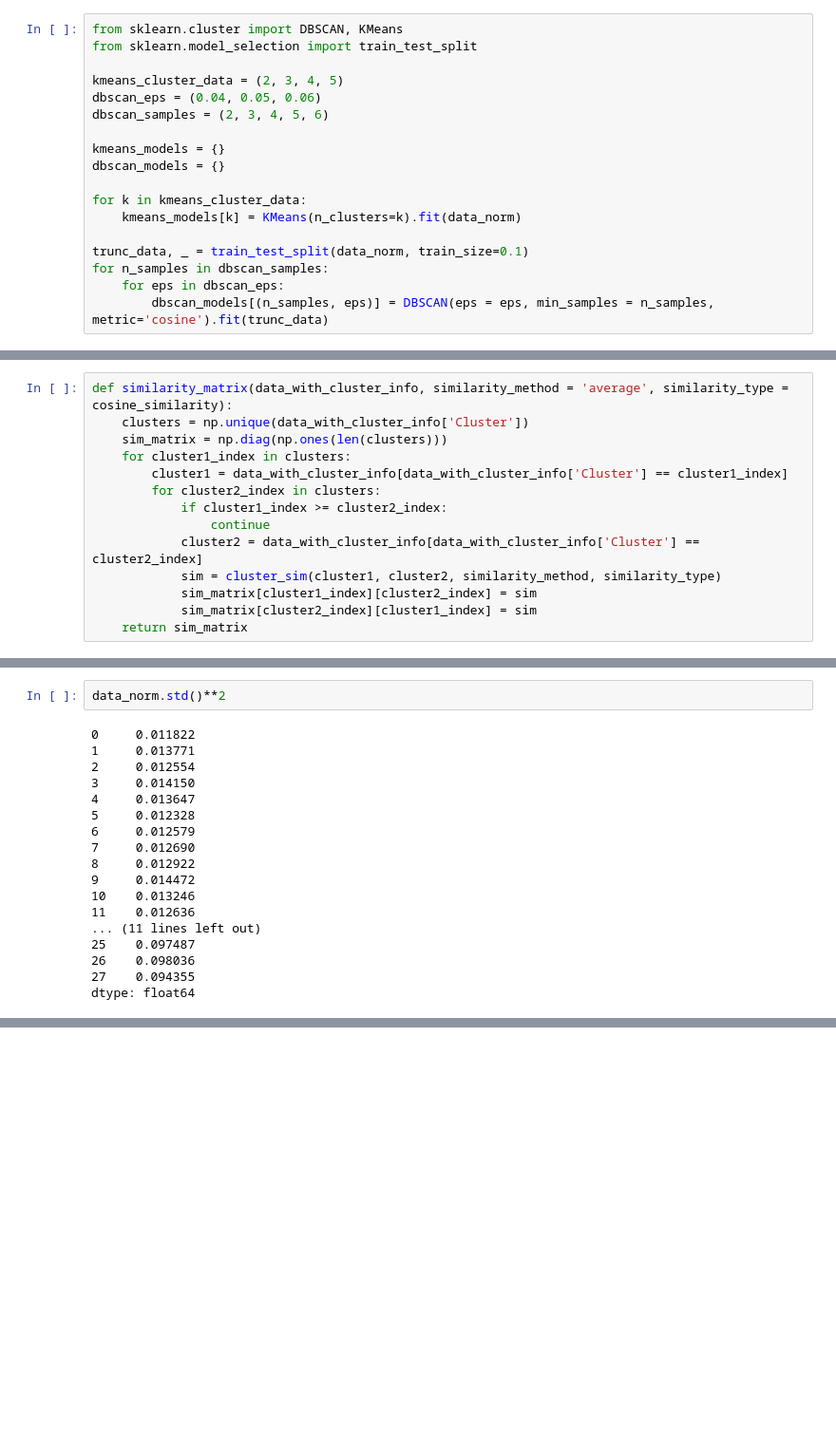
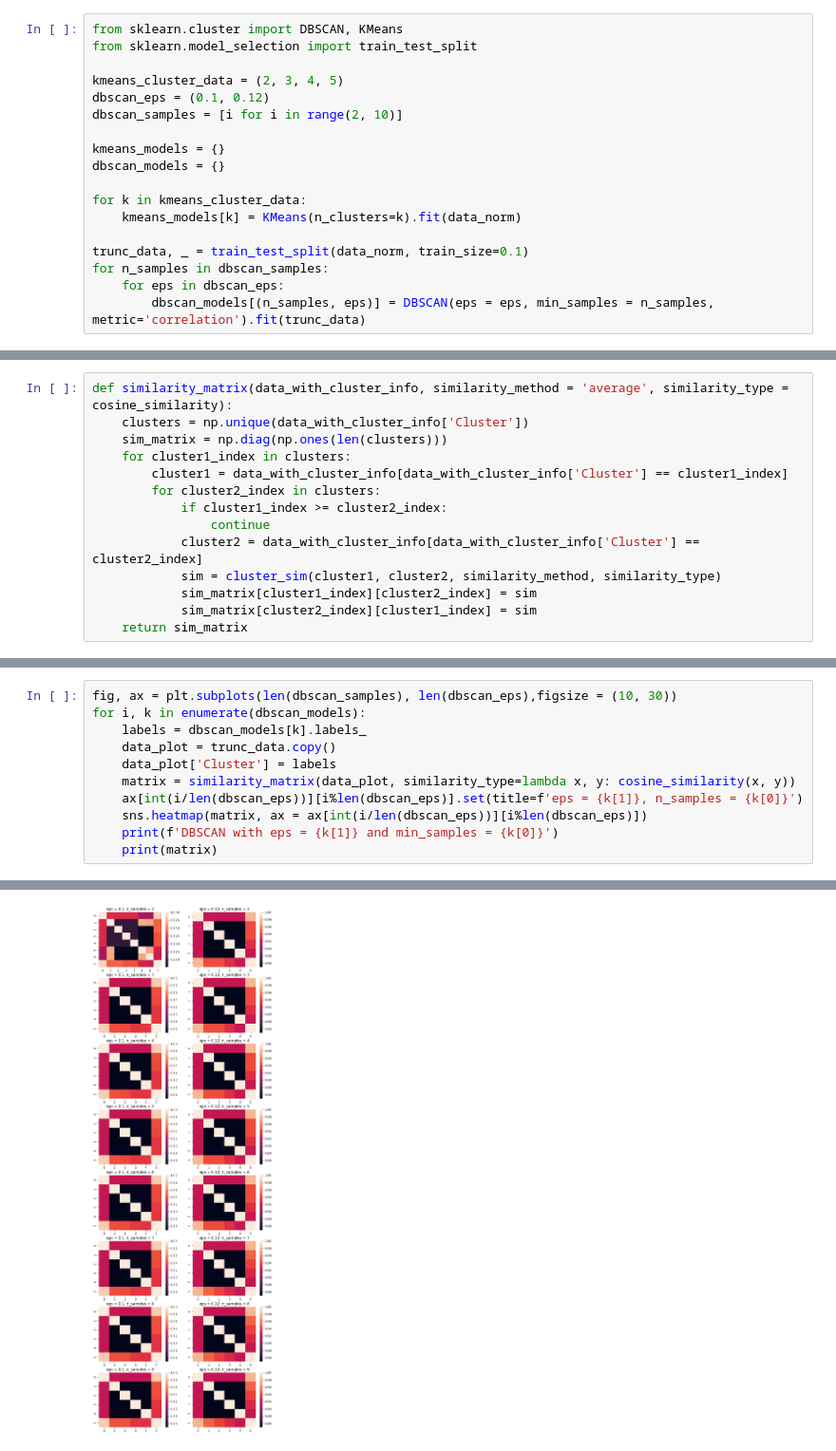
Before and after one commit to ekohachi22/DataMining3, a Jupyter notebook: main.ipynb, the cells around one changed output, grey strips where cells are left out. Shown at 95% size. Saved outputs shown, nothing was run; the diff lists cells and outputs as text; blank space fills up the shorter version.

```diff
--- a/main.ipynb
+++ b/main.ipynb
@@ -143,8 +142,8 @@ from sklearn.cluster import DBSCAN, KMeans
 from sklearn.model_selection import train_test_split
 
 kmeans_cluster_data = (2, 3, 4, 5)
-dbscan_eps = (0.04, 0.05, 0.06)
-dbscan_samples = (2, 3, 4, 5, 6)
+dbscan_eps = (0.1, 0.12)
+dbscan_samples = [i for i in range(2, 10)]
 
 kmeans_models = {}
 dbscan_models = {}
@@ -155,7 +154,7 @@ for k in kmeans_cluster_data:
 trunc_data, _ = train_test_split(data_norm, train_size=0.1)
 for n_samples in dbscan_samples:
     for eps in dbscan_eps:
-        dbscan_models[(n_samples, eps)] = DBSCAN(eps = eps, min_samples = n_samples, metric='cosine').fit(trunc_data)
+        dbscan_models[(n_samples, eps)] = DBSCAN(eps = eps, min_samples = n_samples, metric='correlation').fit(trunc_data)
 # %% [markdown]
 ## Model visualisation
 # %%
@@ -204,20 +224,12 @@ sns.heatmap(matrix)
-# %%
-data_norm.std()**2
-# %% [output]
-0     0.011822
-1     0.013771
-2     0.012554
-3     0.014150
-4     0.013647
-5     0.012328
-6     0.012579
-7     0.012690
-8     0.012922
-9     0.014472
-10    0.013246
-11    0.012636
-... (11 lines left out)
-25    0.097487
-26    0.098036
-27    0.094355
-dtype: float64
+# %%
+fig, ax = plt.subplots(len(dbscan_samples), len(dbscan_eps),figsize = (10, 30))
+for i, k in enumerate(dbscan_models):
+    labels = dbscan_models[k].labels_
+    data_plot = trunc_data.copy()
+    data_plot['Cluster'] = labels
+    matrix = similarity_matrix(data_plot, similarity_type=lambda x, y: cosine_similarity(x, y))
+    ax[int(i/len(dbscan_eps))][i%len(dbscan_eps)].set(title=f'eps = {k[1]}, n_samples = {k[0]}')
+    sns.heatmap(matrix, ax = ax[int(i/len(dbscan_eps))][i%len(dbscan_eps)])
+    print(f'DBSCAN with eps = {k[1]} and min_samples = {k[0]}')
+    print(matrix)
+# %% [output]
@@ -224,3 +253,4 @@ dtype: float64
+[figure, added]
 # %%
 from sklearn.feature_selection import SelectFromModel
 from sklearn.linear_model import LassoCV
```
Also changed, not shown: parts of 12 cells of this notebook.
